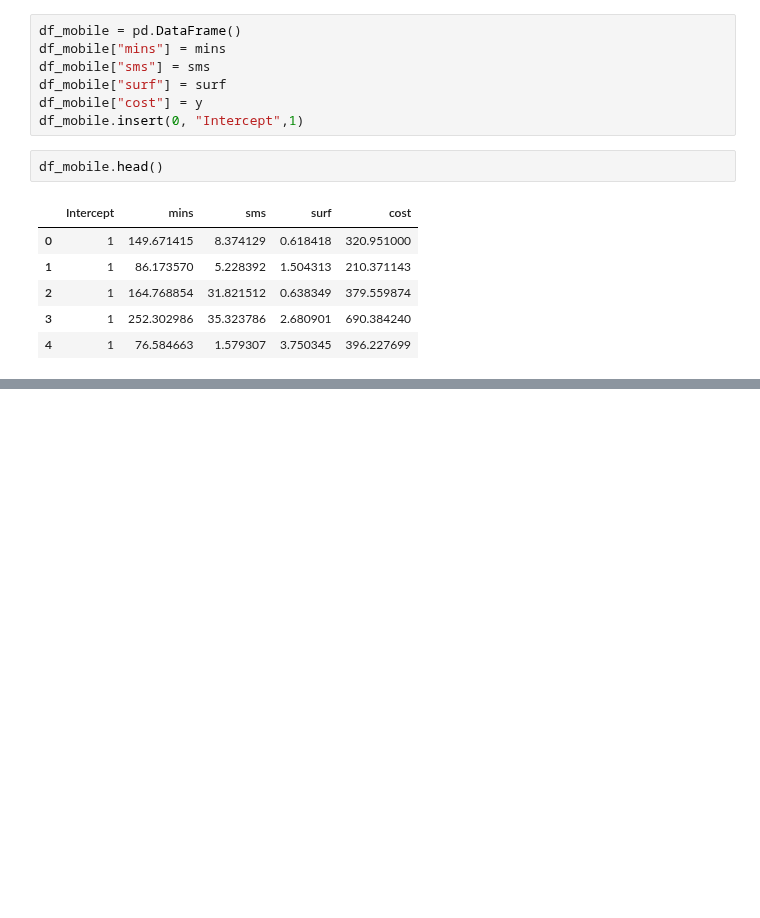
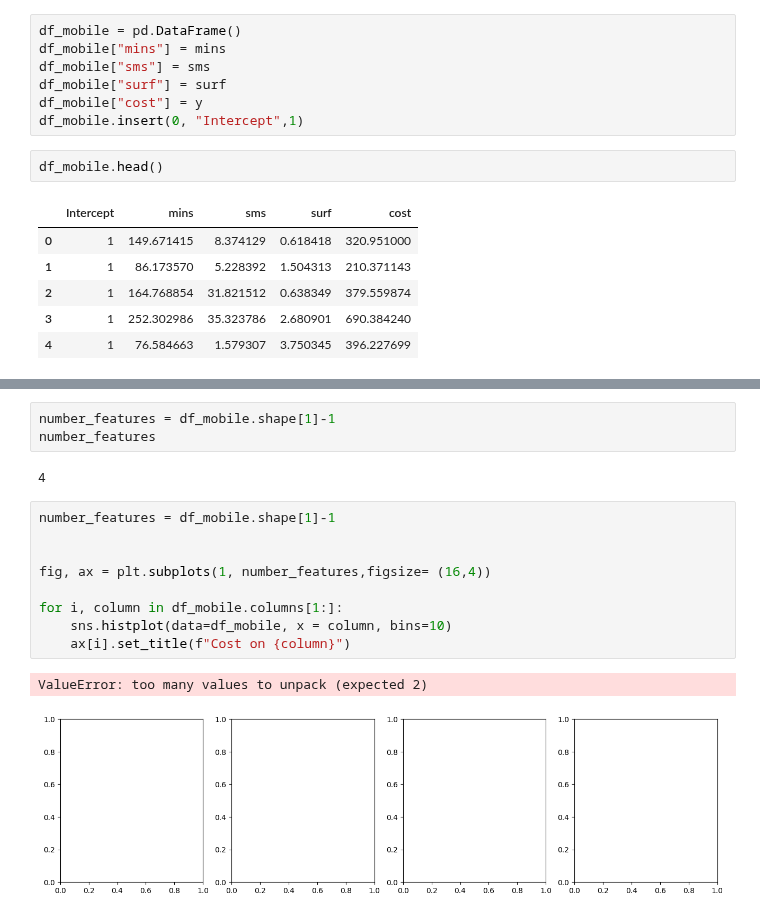
Before and after one commit to SCGlass/Machine-learning, a Jupyter notebook: Exercises/E00_Linear_regression.ipynb, the cells around one changed output, grey strips where cells are left out. Saved outputs shown, nothing was run; the diff lists cells and outputs as text; blank space fills up the shorter version.

Commit message:
trying to plot the histograms

```diff
--- a/Exercises/E00_Linear_regression.ipynb
+++ b/Exercises/E00_Linear_regression.ipynb
@@ -470,0 +484,17 @@ df_mobile.head()
+# %%
+number_features = df_mobile.shape[1]-1
+number_features
+# %% [output]
+4
+# %%
+number_features = df_mobile.shape[1]-1
+
+
+fig, ax = plt.subplots(1, number_features,figsize= (16,4))
+
+for i, column in df_mobile.columns[1:]:
+    sns.histplot(data=df_mobile, x = column, bins=10)
+    ax[i].set_title(f"Cost on {column}")
+# %% [output]
+ValueError: too many values to unpack (expected 2)
+[figure, added]
```
Also changed, not shown: parts of 2 cells of this notebook.
